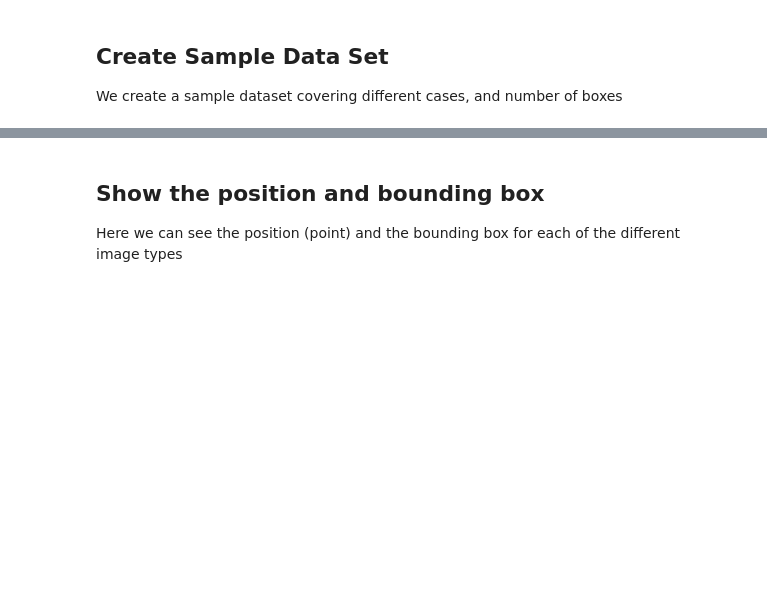
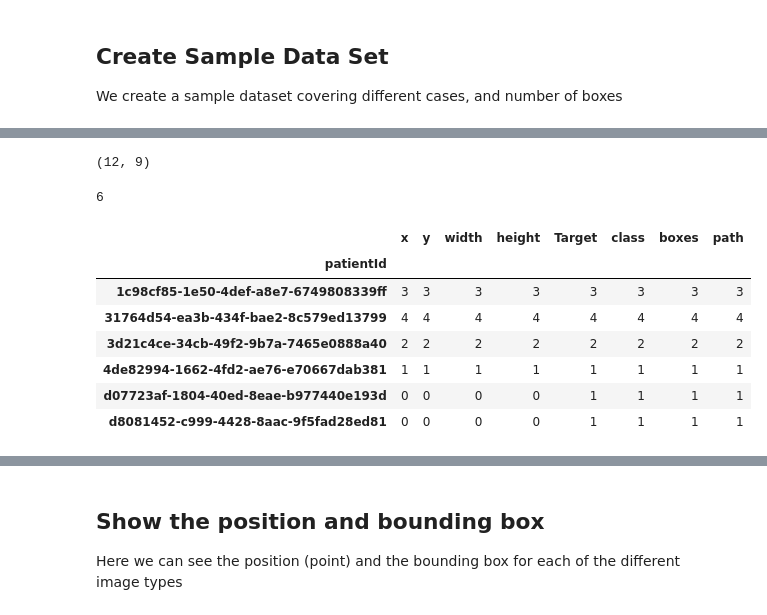
Before and after one commit to DmitriyAgafonov/INT20H_RSNA_Pneumonia_Detection_4NN, a Jupyter notebook: Notebooks/lung-opacity-overview.ipynb, the cells around one changed output, grey strips where cells are left out. Drawn from its saved outputs; the diff is of its cells as text; code cells hidden in the pictures; blank space fills up the shorter version.

```diff
--- a/Notebooks/lung-opacity-overview.ipynb
+++ b/Notebooks/lung-opacity-overview.ipynb
@@ -226,0 +259,19 @@ sample_df.head(10)
+# %%
+sample_df.shape
+# %% [output]
+(12, 9)
+# %%
+sample_df["patientId"].nunique()
+# %% [output]
+6
+# %%
+sample_df.groupby("patientId").count()
+# %% [output]
+|  | x | y | width | height | Target | class | boxes | path |
+| patientId |  |  |  |  |  |  |  |  |
+| 1c98cf85-1e50-4def-a8e7-6749808339ff | 3 | 3 | 3 | 3 | 3 | 3 | 3 | 3 |
+| 31764d54-ea3b-434f-bae2-8c579ed13799 | 4 | 4 | 4 | 4 | 4 | 4 | 4 | 4 |
+| 3d21c4ce-34cb-49f2-9b7a-7465e0888a40 | 2 | 2 | 2 | 2 | 2 | 2 | 2 | 2 |
+| 4de82994-1662-4fd2-ae76-e70667dab381 | 1 | 1 | 1 | 1 | 1 | 1 | 1 | 1 |
+| d07723af-1804-40ed-8eae-b977440e193d | 0 | 0 | 0 | 0 | 1 | 1 | 1 | 1 |
+| d8081452-c999-4428-8aac-9f5fad28ed81 | 0 | 0 | 0 | 0 | 1 | 1 | 1 | 1 |
```
Also changed, not shown: parts of 12 cells of this notebook.
